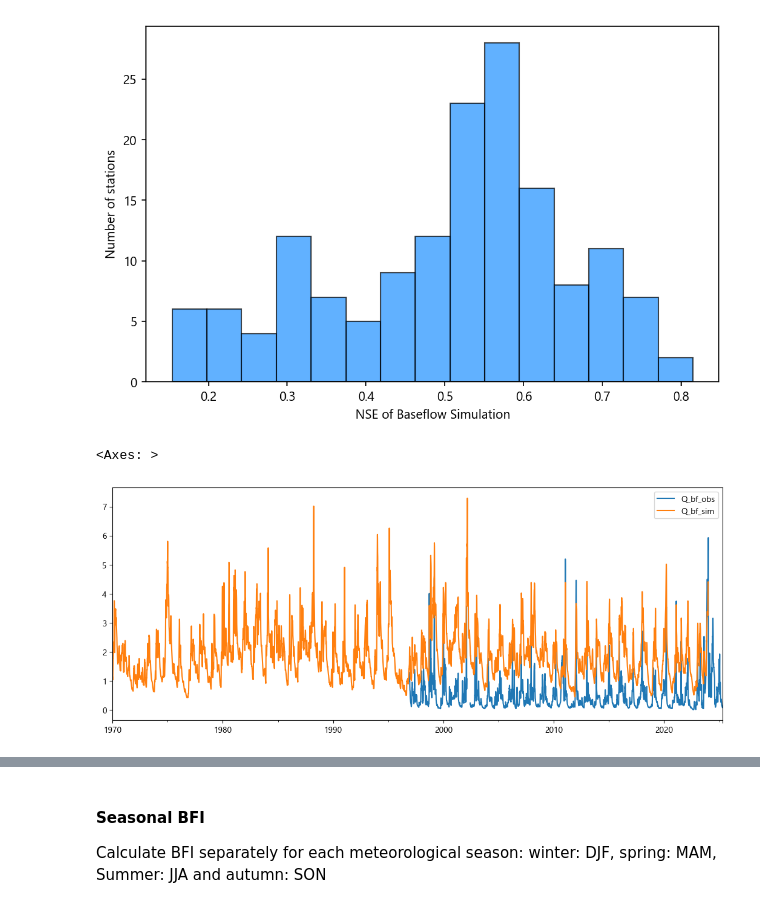
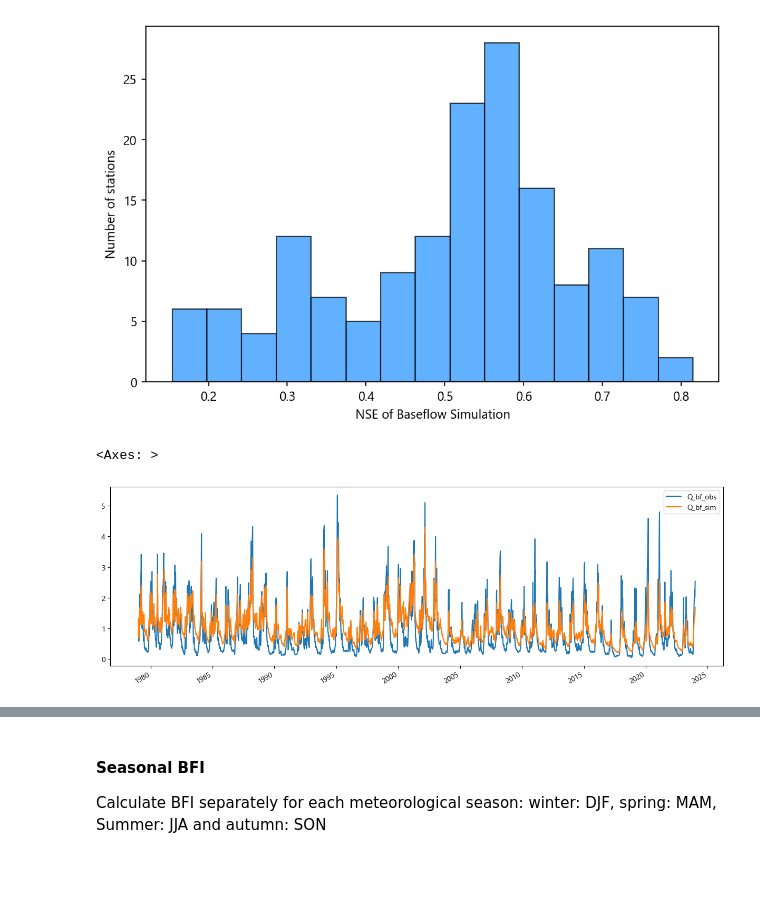
Before and after one commit to klekarkar/pre_post_process_mHM, a Jupyter notebook: baseflow_separation.ipynb, the cells around one changed output, grey strips where cells are left out. Cells and saved outputs as stored; diff of their text form; code cells hidden in the pictures; blank space fills up the shorter version.

Commit message:
baseflow scripts

```diff
--- a/baseflow_separation.ipynb
+++ b/baseflow_separation.ipynb
@@ -150,10 +172,10 @@ ax.set_xlabel('NSE of Baseflow Simulation')
 Text(0.5, 0, 'NSE of Baseflow Simulation')
 [figure]
 # %%
-baseflow_dict_stations['BEVERCE'][['Q_bf_obs', 'Q_bf_sim']].plot(figsize=(13,5))
+baseflow_dict_stations['WIHERIES'][['Q_bf_obs', 'Q_bf_sim']].dropna().plot(figsize=(15,5))
 # %% [output]
 <Axes: >
-[figure, old version]
+[figure, new version]
 # %%
 stats=list(baseflow_dict_stations.keys())
 stats.sort()
```
Also changed, not shown: parts of 3 cells of this notebook.
